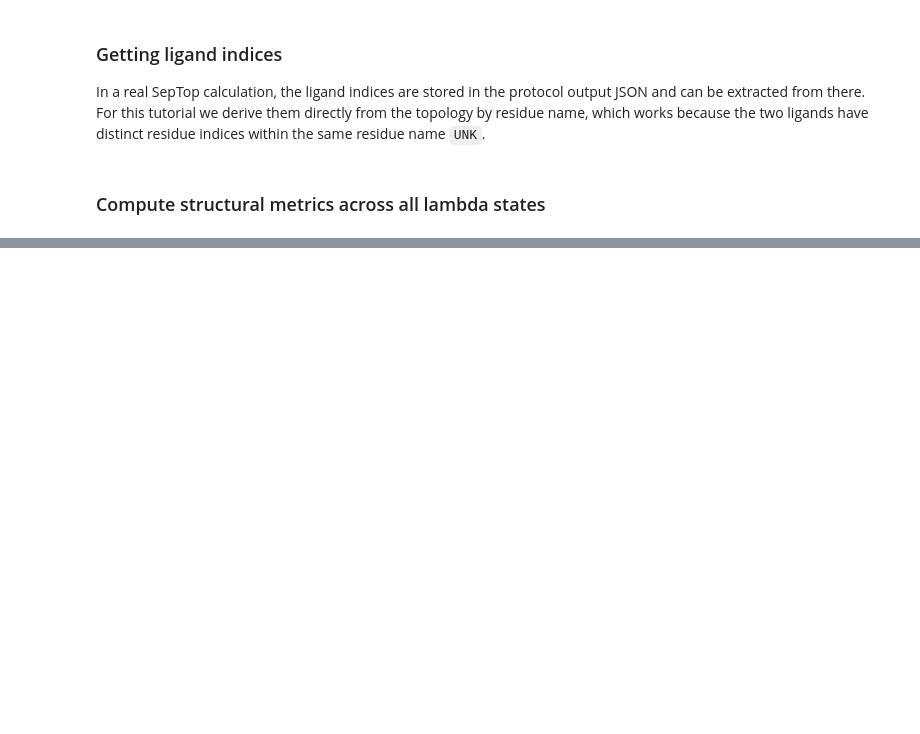
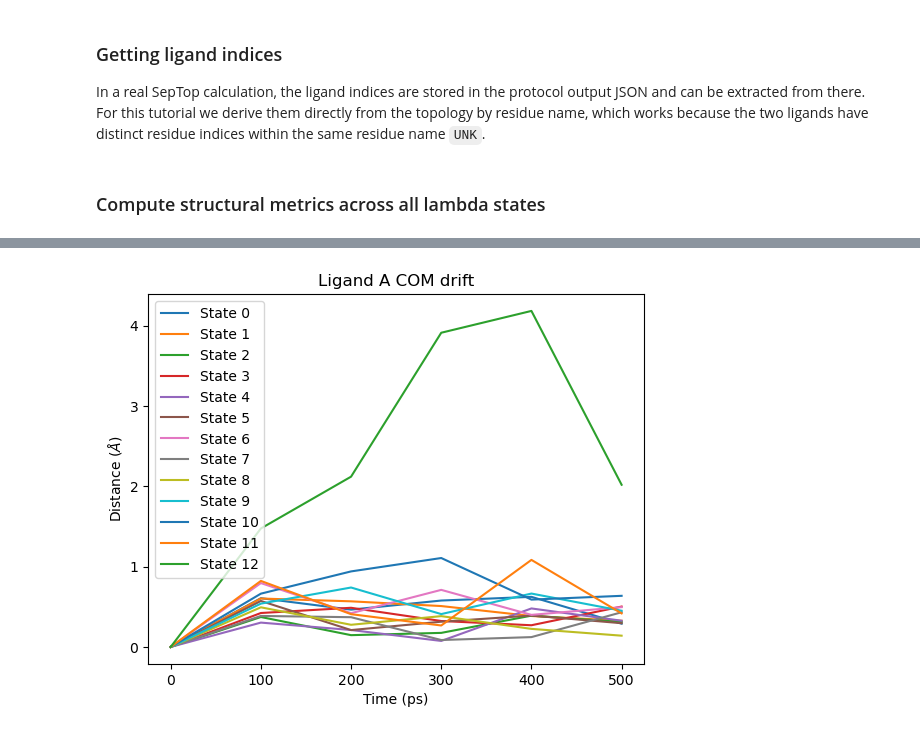
Before and after one commit to OpenFreeEnergy/openfe_analysis, a Jupyter notebook: examples/structural_analysis.ipynb, the cells around one changed output, grey strips where cells are left out. Saved outputs shown, nothing was run; the diff lists cells and outputs as text; code cells hidden in the pictures; blank space fills up the shorter version.

```diff
--- a/examples/structural_analysis.ipynb
+++ b/examples/structural_analysis.ipynb
@@ -309,8 +298,10 @@ plt.show()
 # %%
 # Ligand A COM drift
 fig = plot_ligand_COM_drift(septop_time_ps, septop_lig_A_drifts)
-fig.suptitle("Ligand A COM drift")
+fig.axes[0].set_title("Ligand A COM drift")
 plt.show()
+# %% [output]
+[figure, added]
 # %%
 # Ligand B COM drift
 fig = plot_ligand_COM_drift(septop_time_ps, septop_lig_B_drifts)
```
Also changed, not shown: parts of 10 cells of this notebook.
